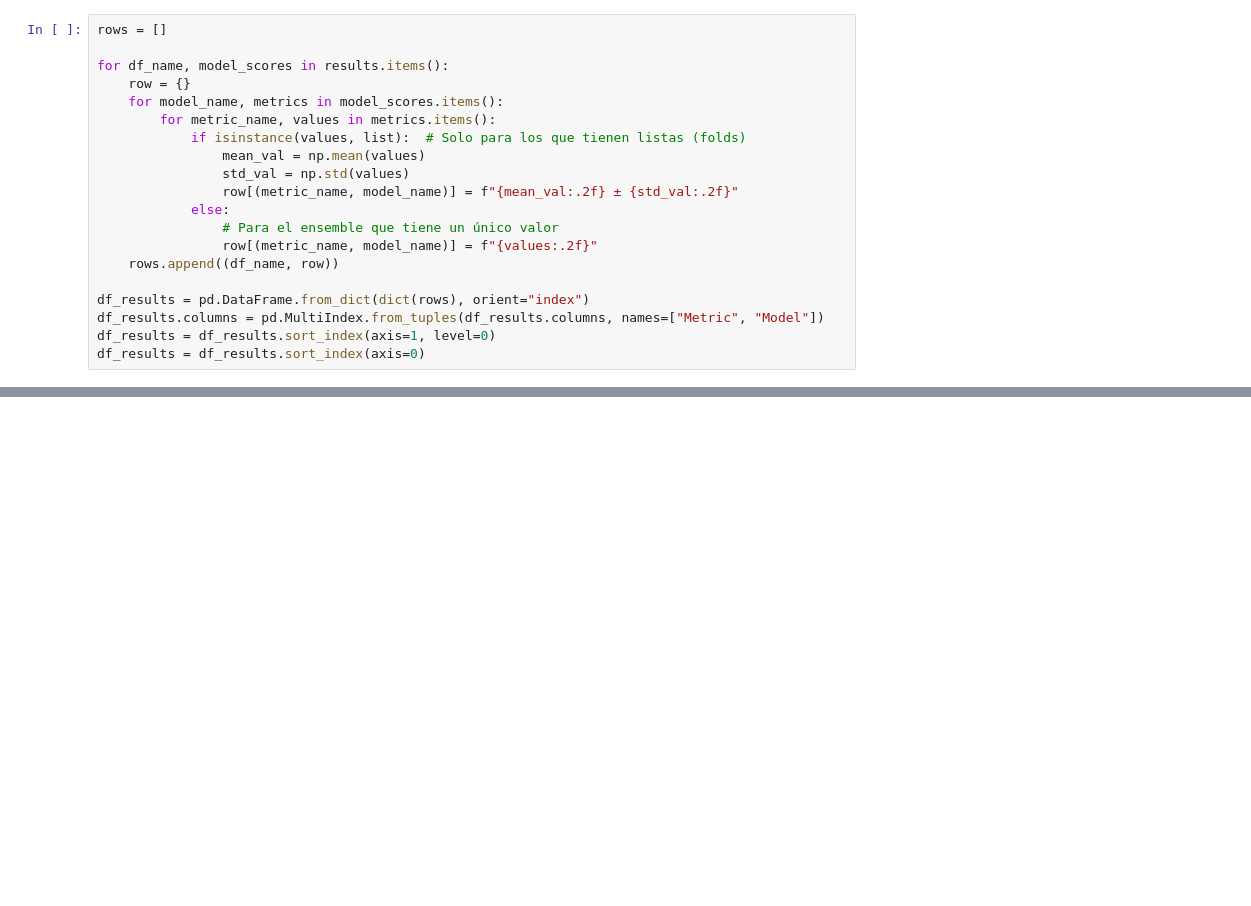
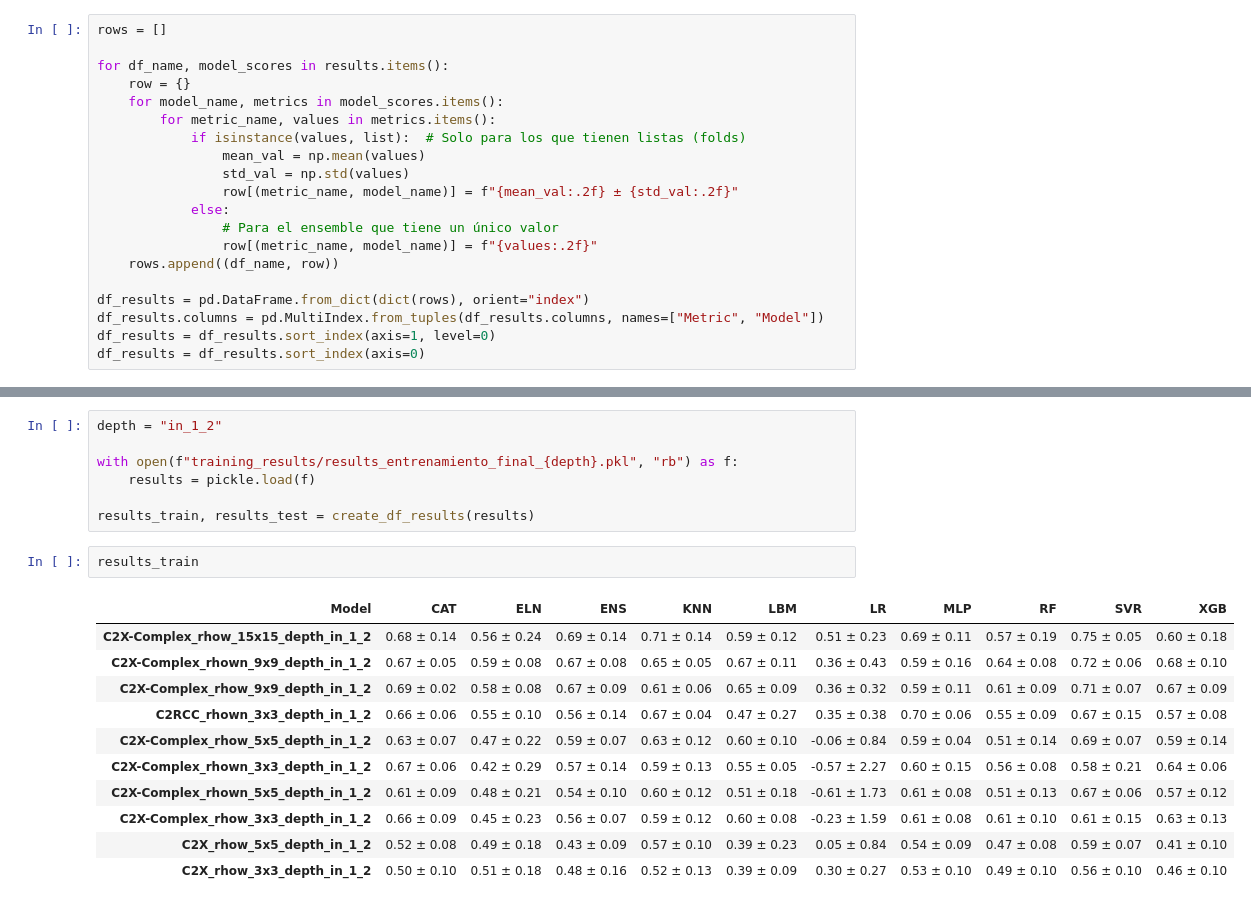
Before and after one commit to Antonio-MI/mar-menor-chl, a Jupyter notebook: Entrenamiento_Final.ipynb, the cells around one changed output, grey strips where cells are left out. Saved outputs shown, nothing was run; the diff lists cells and outputs as text; blank space fills up the shorter version.

```diff
--- a/Entrenamiento_Final.ipynb
+++ b/Entrenamiento_Final.ipynb
@@ -585,0 +644,21 @@ results
+# %%
+depth = "in_1_2"
+
+with open(f"training_results/results_entrenamiento_final_{depth}.pkl", "rb") as f:
+    results = pickle.load(f)
+
+results_train, results_test = create_df_results(results)
+# %%
+results_train
+# %% [output]
+| Model | CAT | ELN | ENS | KNN | LBM | LR | MLP | RF | SVR | XGB |
+| C2X-Complex_rhow_15x15_depth_in_1_2 | 0.68 ± 0.14 | 0.56 ± 0.24 | 0.69 ± 0.14 | 0.71 ± 0.14 | 0.59 ± 0.12 | 0.51 ± 0.23 | 0.69 ± 0.11 | 0.57 ± 0.19 | 0.75 ± 0.05 | 0.60 ± 0.18 |
+| C2X-Complex_rhown_9x9_depth_in_1_2 | 0.67 ± 0.05 | 0.59 ± 0.08 | 0.67 ± 0.08 | 0.65 ± 0.05 | 0.67 ± 0.11 | 0.36 ± 0.43 | 0.59 ± 0.16 | 0.64 ± 0.08 | 0.72 ± 0.06 | 0.68 ± 0.10 |
+| C2X-Complex_rhow_9x9_depth_in_1_2 | 0.69 ± 0.02 | 0.58 ± 0.08 | 0.67 ± 0.09 | 0.61 ± 0.06 | 0.65 ± 0.09 | 0.36 ± 0.32 | 0.59 ± 0.11 | 0.61 ± 0.09 | 0.71 ± 0.07 | 0.67 ± 0.09 |
+| C2RCC_rhown_3x3_depth_in_1_2 | 0.66 ± 0.06 | 0.55 ± 0.10 | 0.56 ± 0.14 | 0.67 ± 0.04 | 0.47 ± 0.27 | 0.35 ± 0.38 | 0.70 ± 0.06 | 0.55 ± 0.09 | 0.67 ± 0.15 | 0.57 ± 0.08 |
+| C2X-Complex_rhow_5x5_depth_in_1_2 | 0.63 ± 0.07 | 0.47 ± 0.22 | 0.59 ± 0.07 | 0.63 ± 0.12 | 0.60 ± 0.10 | -0.06 ± 0.84 | 0.59 ± 0.04 | 0.51 ± 0.14 | 0.69 ± 0.07 | 0.59 ± 0.14 |
+| C2X-Complex_rhown_3x3_depth_in_1_2 | 0.67 ± 0.06 | 0.42 ± 0.29 | 0.57 ± 0.14 | 0.59 ± 0.13 | 0.55 ± 0.05 | -0.57 ± 2.27 | 0.60 ± 0.15 | 0.56 ± 0.08 | 0.58 ± 0.21 | 0.64 ± 0.06 |
+| C2X-Complex_rhown_5x5_depth_in_1_2 | 0.61 ± 0.09 | 0.48 ± 0.21 | 0.54 ± 0.10 | 0.60 ± 0.12 | 0.51 ± 0.18 | -0.61 ± 1.73 | 0.61 ± 0.08 | 0.51 ± 0.13 | 0.67 ± 0.06 | 0.57 ± 0.12 |
+| C2X-Complex_rhow_3x3_depth_in_1_2 | 0.66 ± 0.09 | 0.45 ± 0.23 | 0.56 ± 0.07 | 0.59 ± 0.12 | 0.60 ± 0.08 | -0.23 ± 1.59 | 0.61 ± 0.08 | 0.61 ± 0.10 | 0.61 ± 0.15 | 0.63 ± 0.13 |
+| C2X_rhow_5x5_depth_in_1_2 | 0.52 ± 0.08 | 0.49 ± 0.18 | 0.43 ± 0.09 | 0.57 ± 0.10 | 0.39 ± 0.23 | 0.05 ± 0.84 | 0.54 ± 0.09 | 0.47 ± 0.08 | 0.59 ± 0.07 | 0.41 ± 0.10 |
+| C2X_rhow_3x3_depth_in_1_2 | 0.50 ± 0.10 | 0.51 ± 0.18 | 0.48 ± 0.16 | 0.52 ± 0.13 | 0.39 ± 0.09 | 0.30 ± 0.27 | 0.53 ± 0.10 | 0.49 ± 0.10 | 0.56 ± 0.10 | 0.46 ± 0.10 |
```
Also changed, not shown: parts of 27 cells of this notebook, 3 other files.
